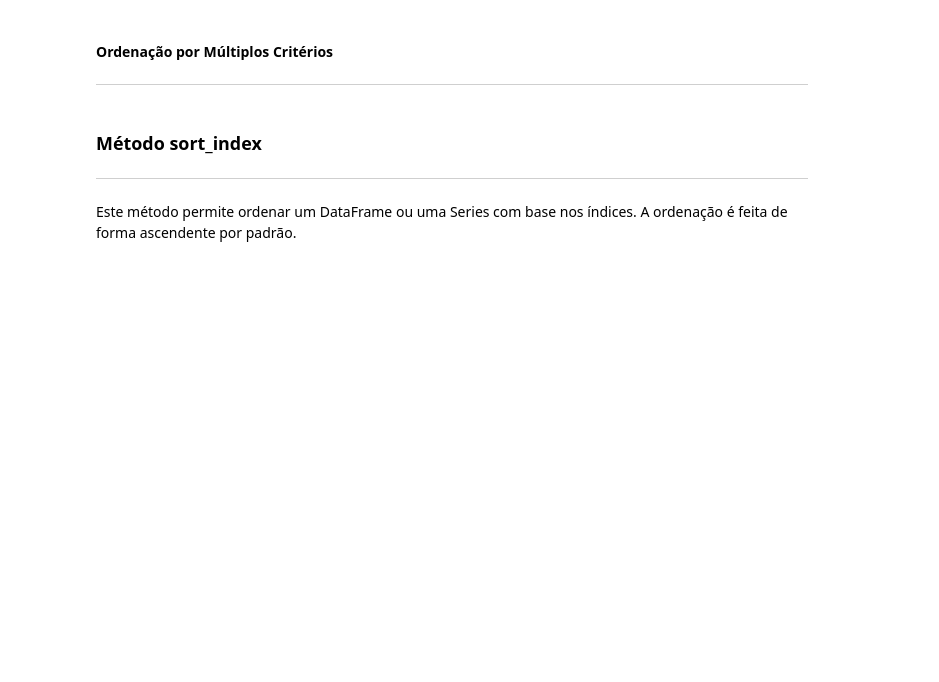
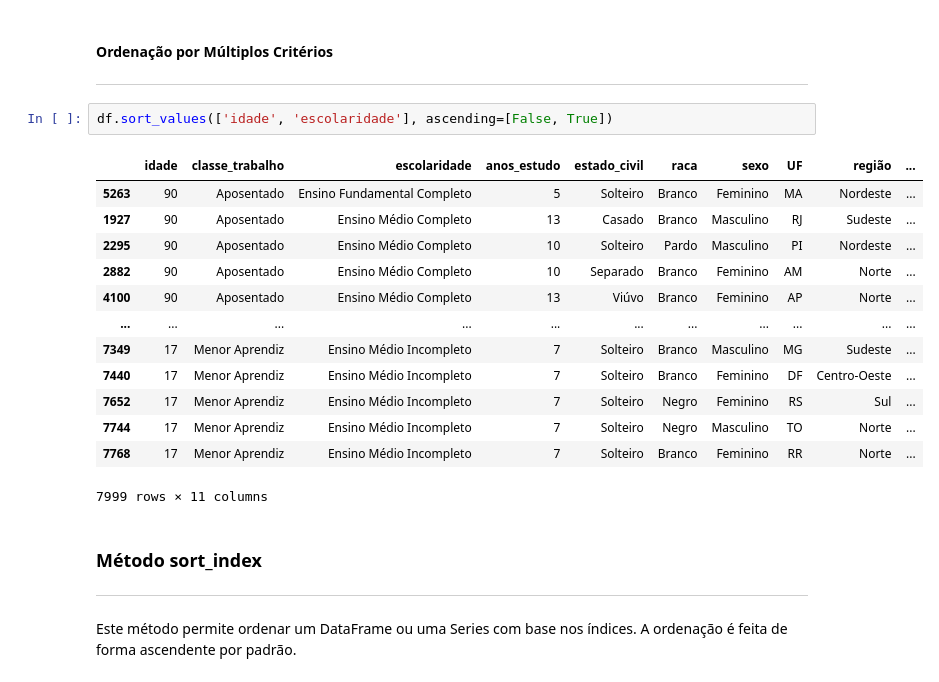
Before and after one commit to KesleyJS/pythonParaCienciaDeDados, a Jupyter notebook: Manipulação de Dados/04 - Ordenação de dados.ipynb, the cells around one changed output. Saved outputs shown, nothing was run; the diff lists cells and outputs as text; blank space fills up the shorter version.

```diff
--- a/Manipulação de Dados/04 - Ordenação de dados.ipynb
+++ b/Manipulação de Dados/04 - Ordenação de dados.ipynb
@@ -34,6 +71,22 @@ df.
 # %% [markdown]
 #### Ordenação por Múltiplos Critérios
 ***
+# %%
+df.sort_values(['idade', 'escolaridade'], ascending=[False, True])
+# %% [output]
+|  | idade | classe_trabalho | escolaridade | anos_estudo | estado_civil | raca | sexo | UF | região | ... |
+| 5263 | 90 | Aposentado | Ensino Fundamental Completo | 5 | Solteiro | Branco | Feminino | MA | Nordeste | ... |
+| 1927 | 90 | Aposentado | Ensino Médio Completo | 13 | Casado | Branco | Masculino | RJ | Sudeste | ... |
+| 2295 | 90 | Aposentado | Ensino Médio Completo | 10 | Solteiro | Pardo | Masculino | PI | Nordeste | ... |
+| 2882 | 90 | Aposentado | Ensino Médio Completo | 10 | Separado | Branco | Feminino | AM | Norte | ... |
+| 4100 | 90 | Aposentado | Ensino Médio Completo | 13 | Viúvo | Branco | Feminino | AP | Norte | ... |
+| ... | ... | ... | ... | ... | ... | ... | ... | ... | ... | ... |
+| 7349 | 17 | Menor Aprendiz | Ensino Médio Incompleto | 7 | Solteiro | Branco | Masculino | MG | Sudeste | ... |
+| 7440 | 17 | Menor Aprendiz | Ensino Médio Incompleto | 7 | Solteiro | Branco | Feminino | DF | Centro-Oeste | ... |
+| 7652 | 17 | Menor Aprendiz | Ensino Médio Incompleto | 7 | Solteiro | Negro | Feminino | RS | Sul | ... |
+| 7744 | 17 | Menor Aprendiz | Ensino Médio Incompleto | 7 | Solteiro | Negro | Masculino | TO | Norte | ... |
+| 7768 | 17 | Menor Aprendiz | Ensino Médio Incompleto | 7 | Solteiro | Branco | Feminino | RR | Norte | ... |
+7999 rows × 11 columns
 # %% [markdown]
 ### Método sort_index
 ***
```
Also changed, not shown: parts of 4 cells of this notebook.
